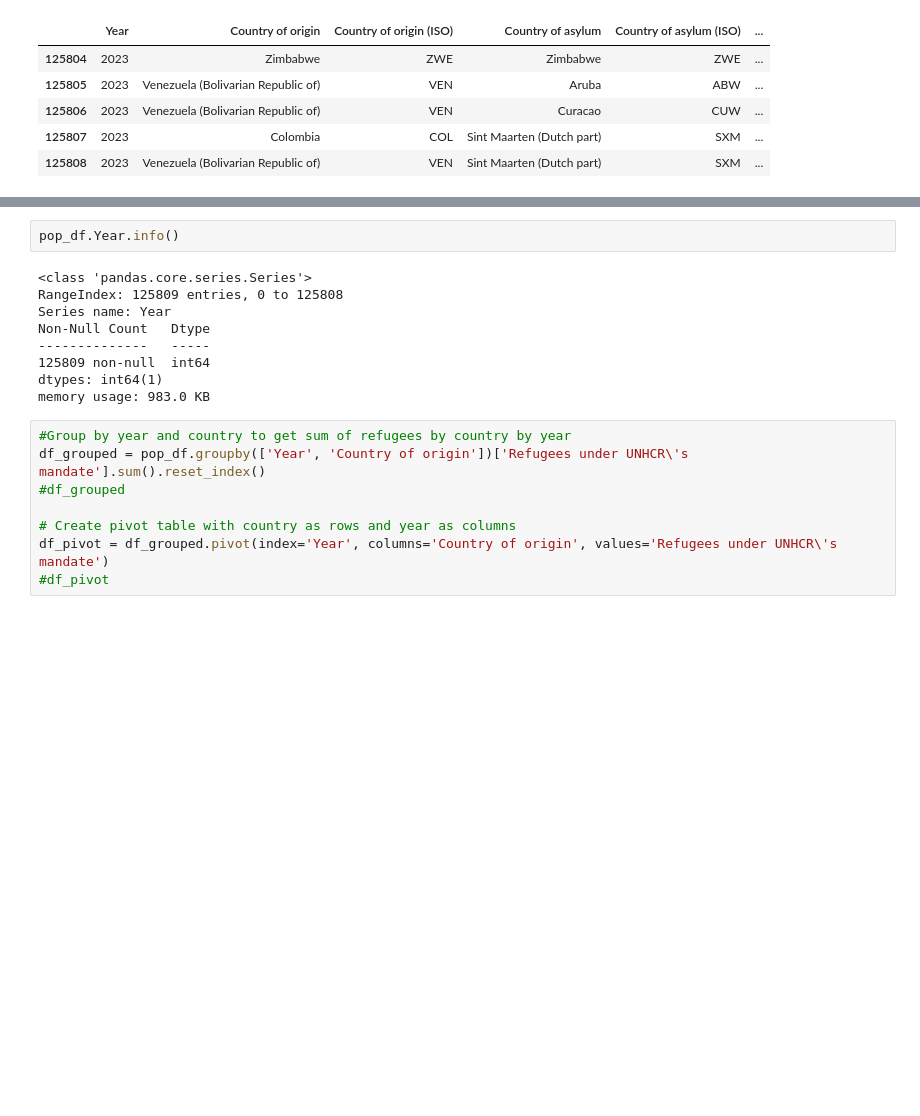
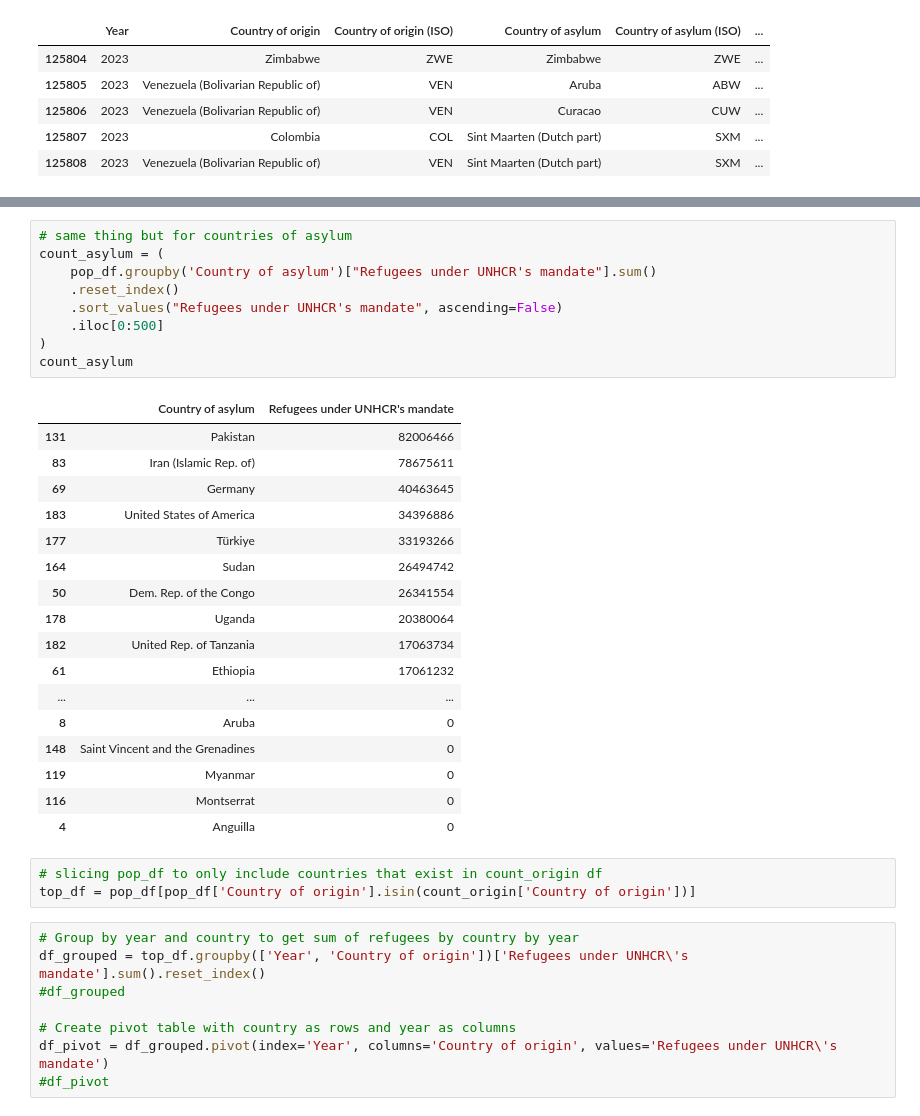
Before and after one commit to ryanhartman247/capstone_refugees_da12, a Jupyter notebook: notebooks/population_totals.ipynb, the cells around one changed output, grey strips where cells are left out. Saved outputs shown, nothing was run; the diff lists cells and outputs as text; blank space fills up the shorter version.

```diff
--- a/notebooks/population_totals.ipynb
+++ b/notebooks/population_totals.ipynb
@@ -61,17 +50,36 @@ pop_df.groupby('Country of origin')["Refugees under UNHCR's mandate"].sum().rese
-# %%
-pop_df.Year.info()
-# %% [output]
-<class 'pandas.core.series.Series'>
-RangeIndex: 125809 entries, 0 to 125808
-Series name: Year
-Non-Null Count   Dtype
---------------   -----
-125809 non-null  int64
-dtypes: int64(1)
-memory usage: 983.0 KB
+# %%
+# same thing but for countries of asylum
+count_asylum = (
+    pop_df.groupby('Country of asylum')["Refugees under UNHCR's mandate"].sum()
+    .reset_index()
+    .sort_values("Refugees under UNHCR's mandate", ascending=False)
+    .iloc[0:500]
+)
+count_asylum
+# %% [output]
+|  | Country of asylum | Refugees under UNHCR's mandate |
+| 131 | Pakistan | 82006466 |
+| 83 | Iran (Islamic Rep. of) | 78675611 |
+| 69 | Germany | 40463645 |
+| 183 | United States of America | 34396886 |
+| 177 | Türkiye | 33193266 |
+| 164 | Sudan | 26494742 |
+| 50 | Dem. Rep. of the Congo | 26341554 |
+| 178 | Uganda | 20380064 |
+| 182 | United Rep. of Tanzania | 17063734 |
+| 61 | Ethiopia | 17061232 |
+| ... | ... | ... |
+| 8 | Aruba | 0 |
+| 148 | Saint Vincent and the Grenadines | 0 |
+| 119 | Myanmar | 0 |
+| 116 | Montserrat | 0 |
+| 4 | Anguilla | 0 |
+# %%
+# slicing pop_df to only include countries that exist in count_origin df
+top_df = pop_df[pop_df['Country of origin'].isin(count_origin['Country of origin'])]
 # %%
-#Group by year and country to get sum of refugees by country by year
-df_grouped = pop_df.groupby(['Year', 'Country of origin'])['Refugees under UNHCR\'s mandate'].sum().reset_index()
+# Group by year and country to get sum of refugees by country by year
+df_grouped = top_df.groupby(['Year', 'Country of origin'])['Refugees under UNHCR\'s mandate'].sum().reset_index()
 #df_grouped
 
 # Create pivot table with country as rows and year as columns
```
Also changed, not shown: parts of 5 cells of this notebook, 3 other files.
